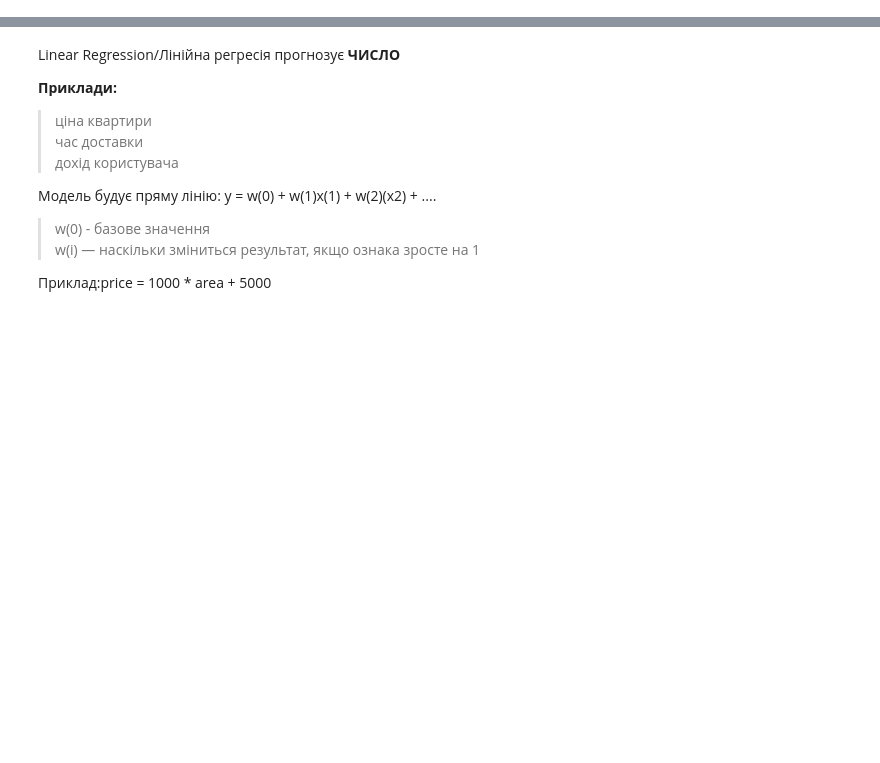
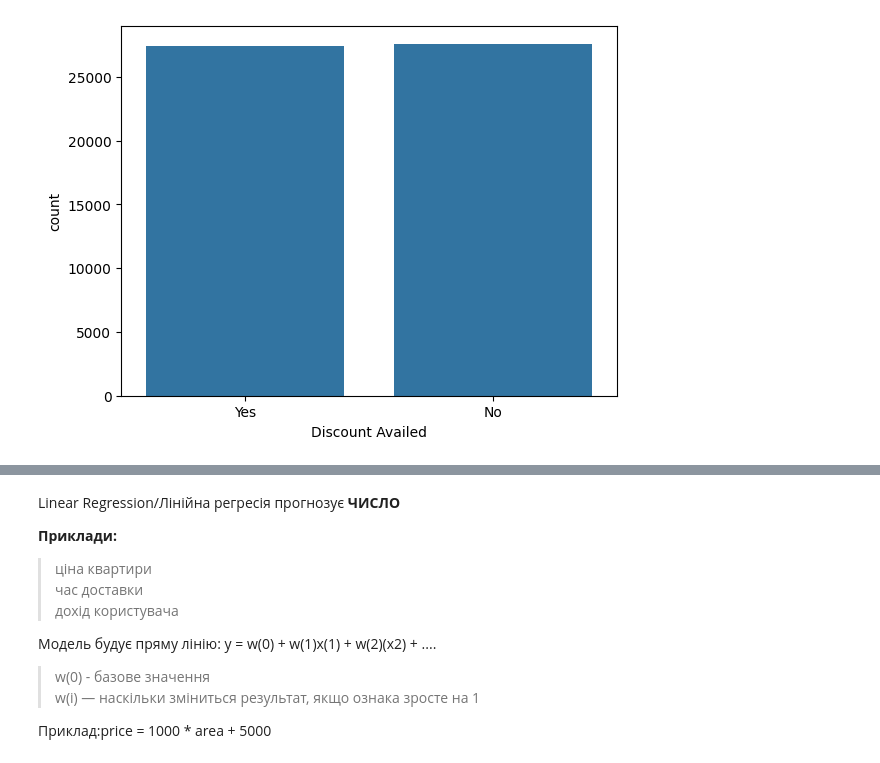
Before and after one commit to HalynaYaremenko/FINAL_PROJECT, a Jupyter notebook: LinearRegressio.ipynb, the cells around one changed output, grey strips where cells are left out. Saved outputs shown, nothing was run; the diff lists cells and outputs as text; code cells hidden in the pictures; blank space fills up the shorter version.

```diff
--- a/LinearRegressio.ipynb
+++ b/LinearRegressio.ipynb
@@ -110,0 +161,7 @@ probability
+# %%
+# Частка покупок зі знижкою
+
+sns.countplot(x='Discount Availed', data=df)
+plt.show()
+# %% [output]
+[figure, added]
```
Also changed, not shown: parts of 47 cells of this notebook, 2 other files.
